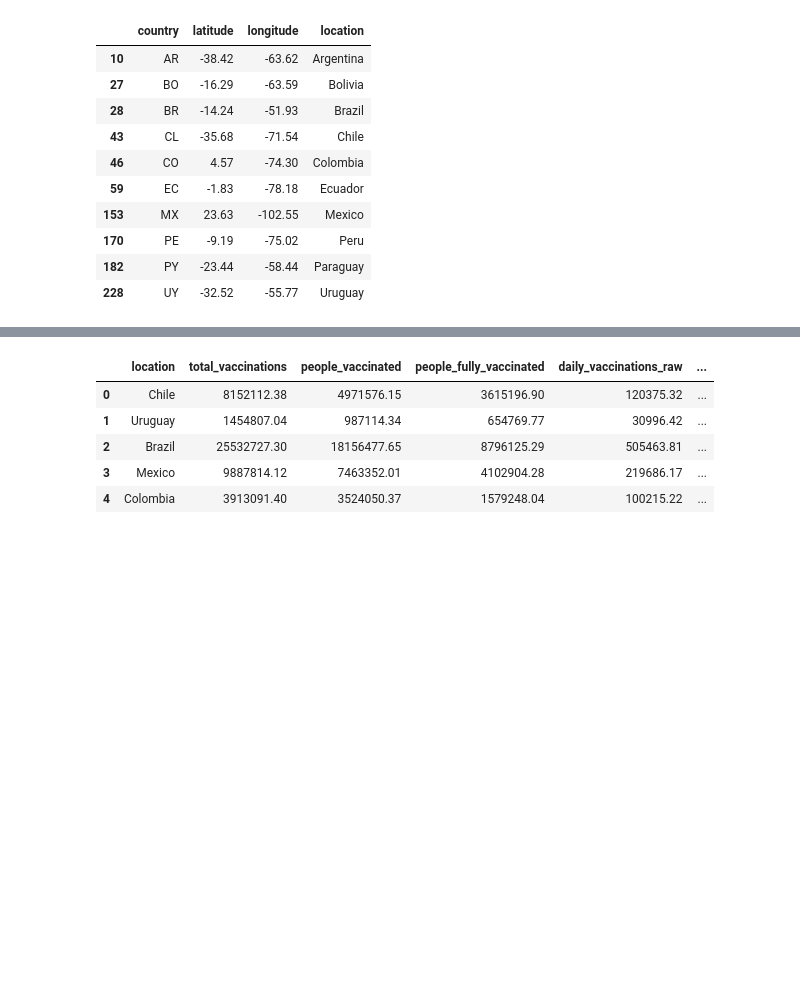
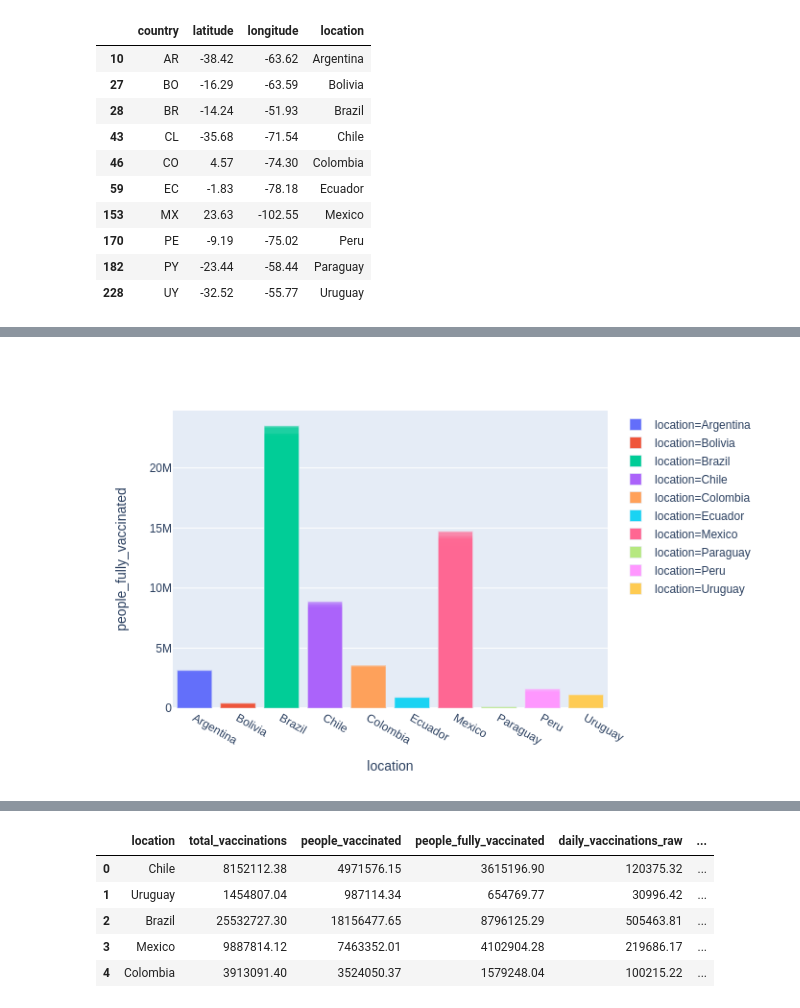
Before and after one commit to maxidiazbattan/Covid-vaccination-LA, a Jupyter notebook: Covid_vaccinations.ipynb, the cells around one changed output, grey strips where cells are left out. Saved outputs shown, nothing was run; the diff lists cells and outputs as text; code cells hidden in the pictures; blank space fills up the shorter version.

```diff
--- a/Covid_vaccinations.ipynb
+++ b/Covid_vaccinations.ipynb
@@ -99,4 +105,5 @@ px.bar (data_frame = df_la, x = 'location', y = 'people_vaccinated_per_hundred',
 # %%
 # People fully vaccinated in millions in latin american countries
-px.bar (data_frame = df_la, x = 'location', y = 'people_fully_vaccinated', color = 'location', barmode = 'overlay')
+g2 = px.bar (data_frame = df_la, x = 'location', y = 'people_fully_vaccinated', color = 'location', barmode = 'overlay')
+g2.show('png')
 # %% [output]
@@ -104,2 +110,3 @@ px.bar (data_frame = df_la, x = 'location', y = 'people_fully_vaccinated', color
+[figure, added]
 # %%
 # People fully vaccinated per hundred in latin american countries
```
Also changed, not shown: parts of 6 cells of this notebook.
